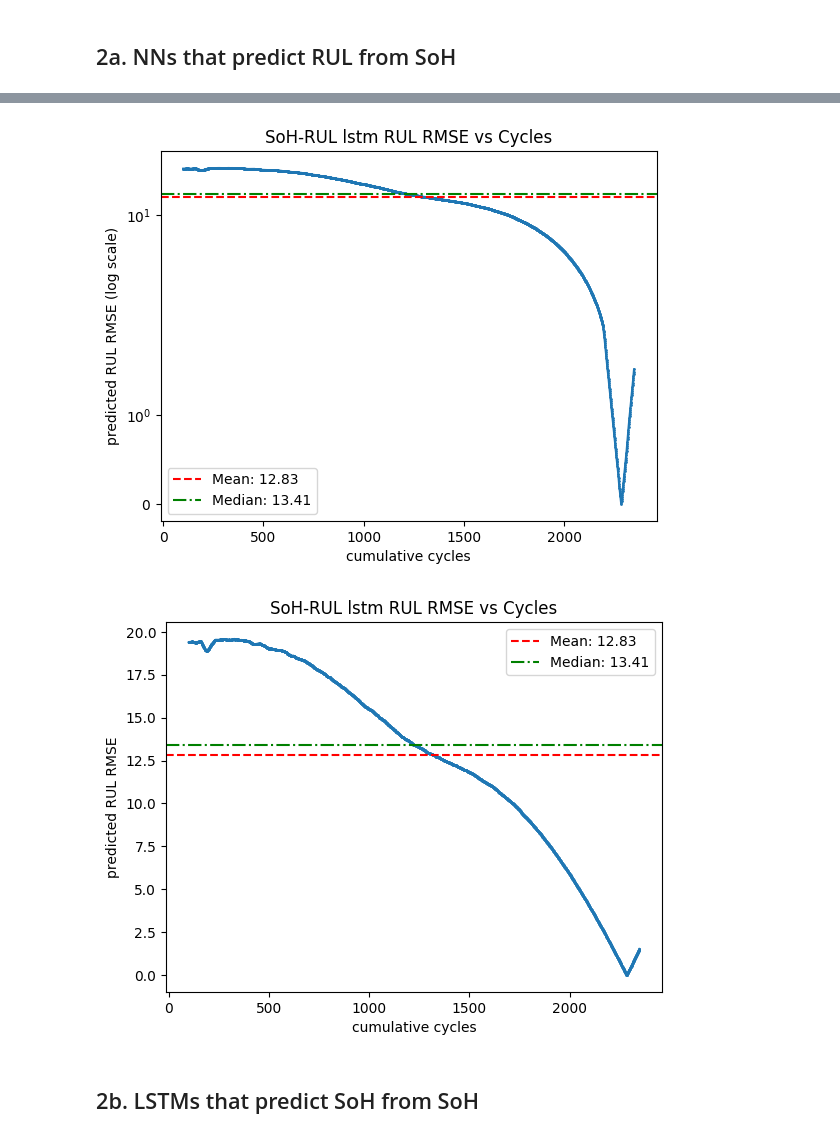
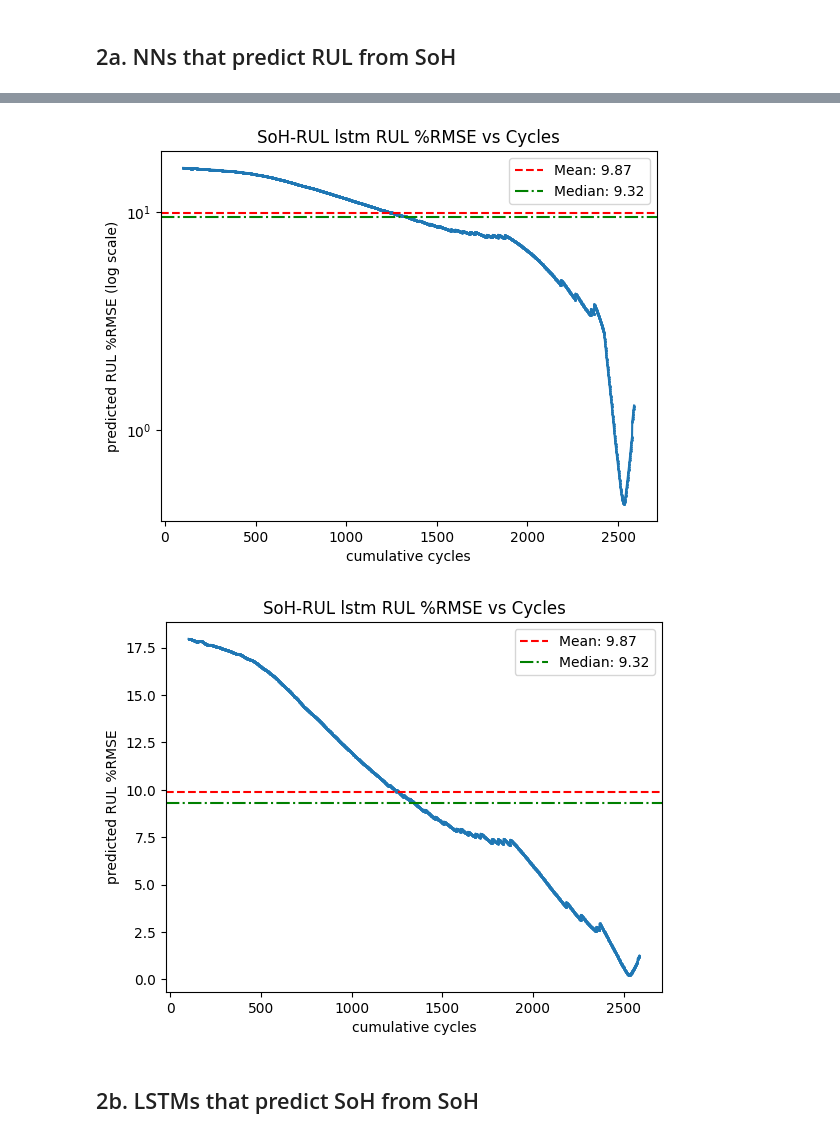
Before and after one commit to DeKUT-DSAIL/gi-lstms, a Jupyter notebook: main/hust-ginn-modelling-pipeline.ipynb, the cells around one changed output, grey strips where cells are left out. Saved outputs shown, nothing was run; the diff lists cells and outputs as text; code cells hidden in the pictures.

Commit message:
save rmse results

```diff
--- a/main/hust-ginn-modelling-pipeline.ipynb
+++ b/main/hust-ginn-modelling-pipeline.ipynb
@@ -114,3 +115,34 @@ plt.legend()
 plt.show()
 # %% [output]
 [figure]
+# %%
+x_data = np.array(df_eg['Cycle number'].to_list())/10000.0
+y_data = np.array(df_eg['SoH'].to_list())
+
+
+# Check input length
+assert len(x_data) >= 3 and len(y_data) >= 3, "Need at least 3 data points"
+
+# Initial guess
+p0 = [0.966837,-3.957171,-16.188589]
+
+# Fit the curve
+#popt, _ = curve_fit(gompertz, x_data, y_data, p0=p0, maxfev=10000)
+popt = np.array(p0)#,# _ = curve_fit(gompertz, x_data, y_data, p0=p0, maxfev=10000)
+# Predict
+x_future = np.linspace(0, 1, 10000)
+y_pred = gompertz_func(x_future, *popt)
+
+# Plot
+plt.plot(x_data, y_data, label='Observed')
+plt.plot(x_future, y_pred, '-', label='Gompertz Fit')
+# plt.axhline(0.02, color='red', linestyle='--', label='Threshold')
+plt.xlabel("Normalized Cycles")
+plt.ylabel("SoH")
+plt.axhline(y=0.7, color='r', linestyle='--', label=f'Failure Threshold (0.7 SoH)')
+plt.title("Baseline Gompertz Fit")
+plt.ylim(0.65,1)
+plt.xlim(0,0.3)
+plt.grid(False)
+plt.legend()
+plt.show()
@@ -704,7 +764,7 @@ train_paths = [os.path.join(main_files_path, file+'-hust_gompertz_params.csv') f
 testing_paths = [os.path.join(main_files_path, file+'-hust_gompertz_params.csv') for file in test_ids]
 
 val_paths = testing_paths[:int(len(testing_paths)*0.5)]
-test_paths = testing_paths[int(len(testing_paths)*0.5):]
+test_paths = testing_paths[:int(len(testing_paths))]
 
 print(len(train_paths), len(val_paths), len(test_paths))
 # %% [output]
@@ -927,8 +998,8 @@ y = list(data.values())
 # Plot
 plt.plot(x, y, marker='o',markersize=1)
 plt.xlabel('cumulative cycles')
-plt.ylabel('predicted RUL RMSE (log scale)')
-plt.title('SoH-RUL lstm RUL RMSE vs Cycles')
+plt.ylabel('predicted RUL %RMSE (log scale)')
+plt.title('SoH-RUL lstm RUL %RMSE vs Cycles')
 plt.yscale('symlog')
 plt.grid(False)
 # Calculate Mean and Median
@@ -940,32 +1011,32 @@ plt.axhline(y=median_val, color='g', linestyle='-.', label=f'Median: {median_val
 plt.legend()
 plt.show()
 # %% [output]
-[figure, old version]
+[figure, new version]
 # %%
 #Plot rmse per cycle use log scale
 data = cycle_nrmse
 
 # Extract x and y values
 x = list(data.keys())
 y = list(data.values())
 
 # Plot
 plt.plot(x, y, marker='o',markersize=1)
 plt.xlabel('cumulative cycles')
-plt.ylabel('predicted RUL RMSE')
-plt.title('SoH-RUL lstm RUL RMSE vs Cycles')
+plt.ylabel('predicted RUL %RMSE')
+plt.title('SoH-RUL lstm RUL %RMSE vs Cycles')
 #plt.yscale('symlog')
 plt.grid(False)
 # Calculate Mean and Median
 mean_val = np.mean(y)
 median_val = np.median(y)
 # Add lines for mean and median
 plt.axhline(y=mean_val, color='r', linestyle='--', label=f'Mean: {mean_val:.2f}')
 plt.axhline(y=median_val, color='g', linestyle='-.', label=f'Median: {median_val:.2f}')
 plt.legend()
 plt.show()
 # %% [output]
-[figure, old version]
+[figure, new version]
 # %%
 #save SoH to RUL rmse results
 with open('SOH_to_RUL_rmse_results.pkl', 'wb') as file:
```
Also changed, not shown: parts of 63 cells of this notebook, 8 other files.
